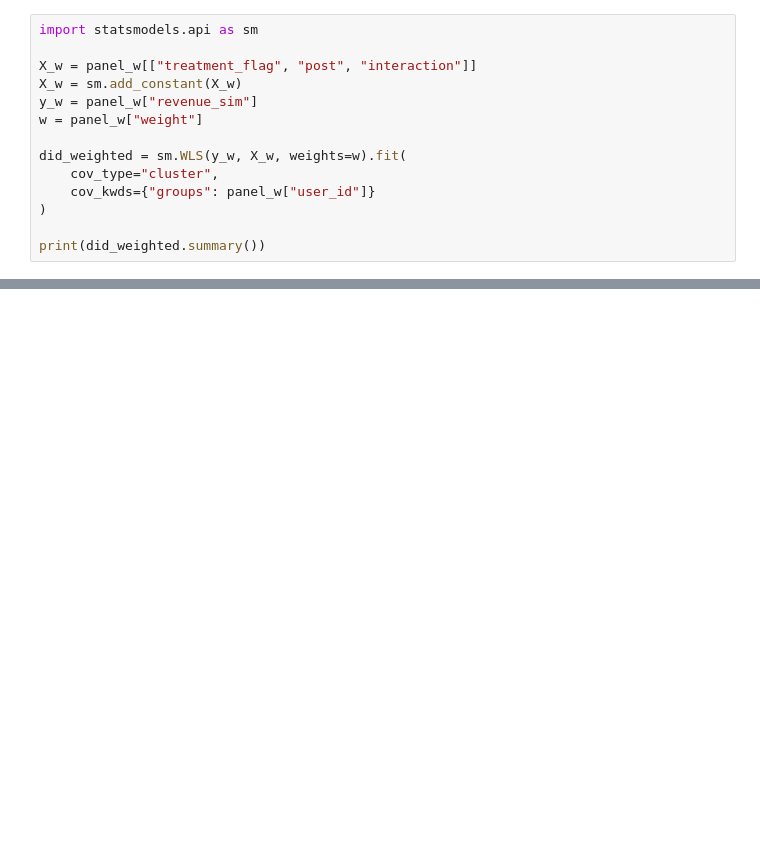
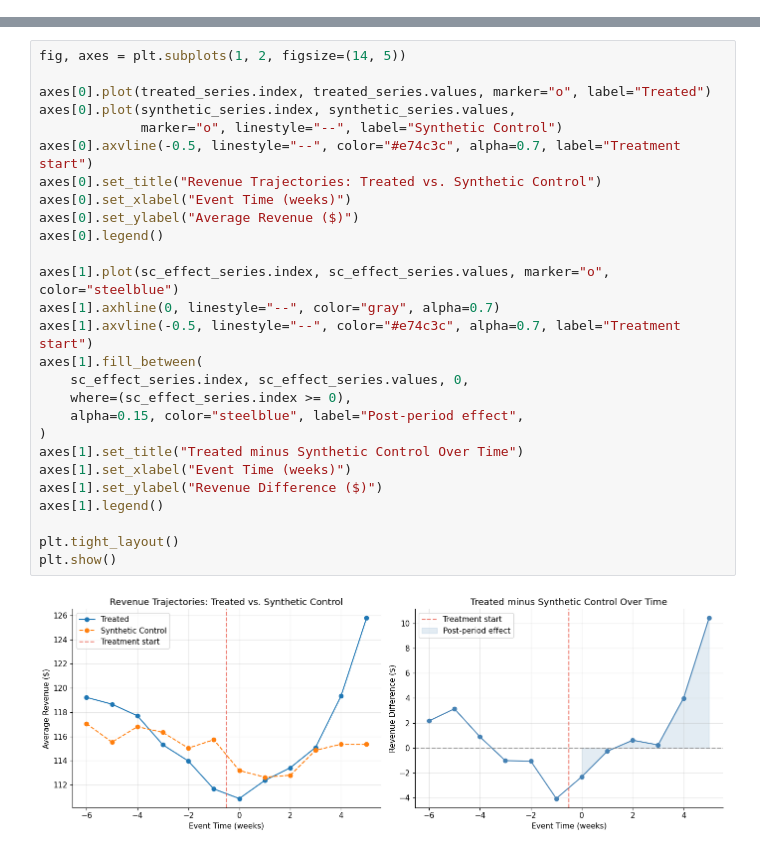
Before and after one commit to tcampayne/targeted-promotion-incrementality-experiment, a Jupyter notebook: analysis/02_inference.ipynb, the cells around one changed output, grey strips where cells are left out. Saved outputs shown, nothing was run; the diff lists cells and outputs as text; blank space fills up the shorter version.

```diff
--- a/analysis/02_inference.ipynb
+++ b/analysis/02_inference.ipynb
@@ -585,14 +0,0 @@ panel_w = panel_df.merge(
-# %%
-import statsmodels.api as sm
-
-X_w = panel_w[["treatment_flag", "post", "interaction"]]
-X_w = sm.add_constant(X_w)
-y_w = panel_w["revenue_sim"]
-w = panel_w["weight"]
-
-did_weighted = sm.WLS(y_w, X_w, weights=w).fit(
-    cov_type="cluster",
-    cov_kwds={"groups": panel_w["user_id"]}
-)
-
-print(did_weighted.summary())
@@ -1437,0 +573,29 @@ Full regression output for baseline DiD specification with cluster-robust standa
+# %%
+fig, axes = plt.subplots(1, 2, figsize=(14, 5))
+
+axes[0].plot(treated_series.index, treated_series.values, marker="o", label="Treated")
+axes[0].plot(synthetic_series.index, synthetic_series.values,
+             marker="o", linestyle="--", label="Synthetic Control")
+axes[0].axvline(-0.5, linestyle="--", color="#e74c3c", alpha=0.7, label="Treatment start")
+axes[0].set_title("Revenue Trajectories: Treated vs. Synthetic Control")
+axes[0].set_xlabel("Event Time (weeks)")
+axes[0].set_ylabel("Average Revenue ($)")
+axes[0].legend()
+
+axes[1].plot(sc_effect_series.index, sc_effect_series.values, marker="o", color="steelblue")
+axes[1].axhline(0, linestyle="--", color="gray", alpha=0.7)
+axes[1].axvline(-0.5, linestyle="--", color="#e74c3c", alpha=0.7, label="Treatment start")
+axes[1].fill_between(
+    sc_effect_series.index, sc_effect_series.values, 0,
+    where=(sc_effect_series.index >= 0),
+    alpha=0.15, color="steelblue", label="Post-period effect",
+)
+axes[1].set_title("Treated minus Synthetic Control Over Time")
+axes[1].set_xlabel("Event Time (weeks)")
+axes[1].set_ylabel("Revenue Difference ($)")
+axes[1].legend()
+
+plt.tight_layout()
+plt.show()
+# %% [output]
+[figure, added]
```
Also changed, not shown: parts of 167 cells of this notebook.
